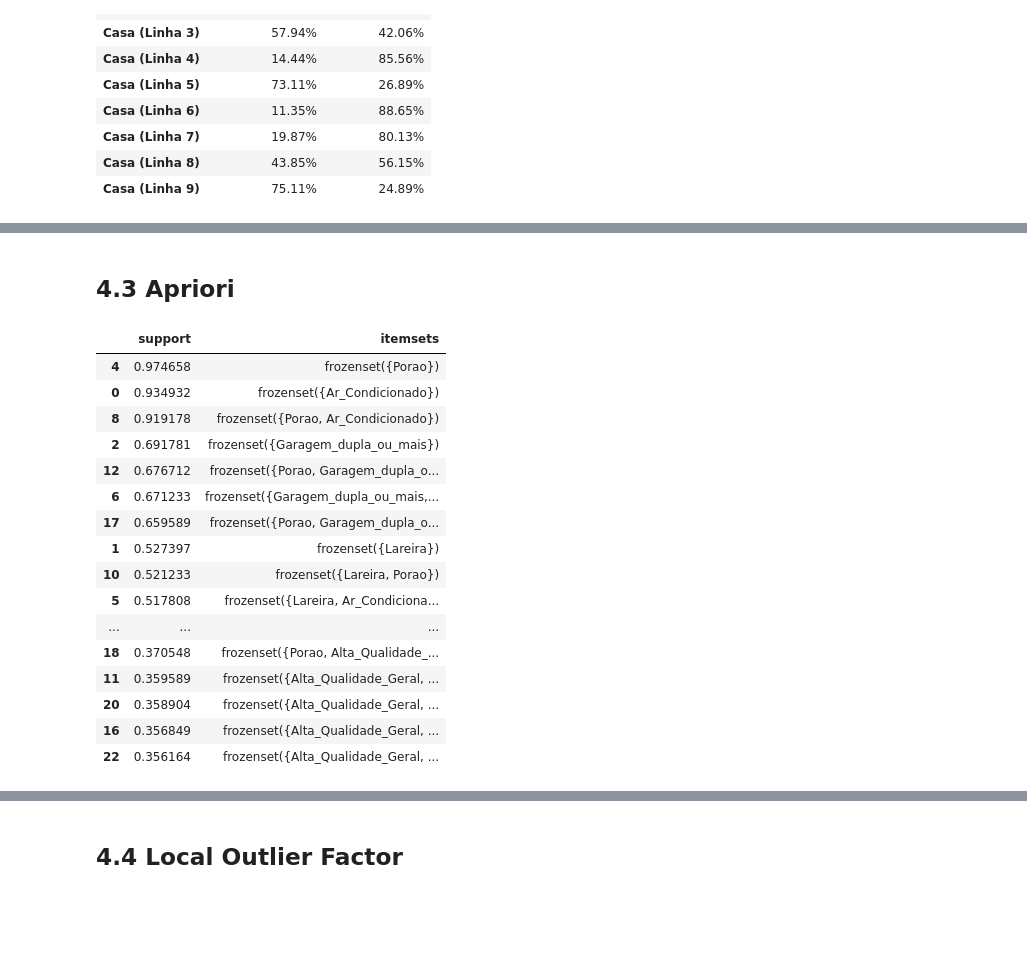
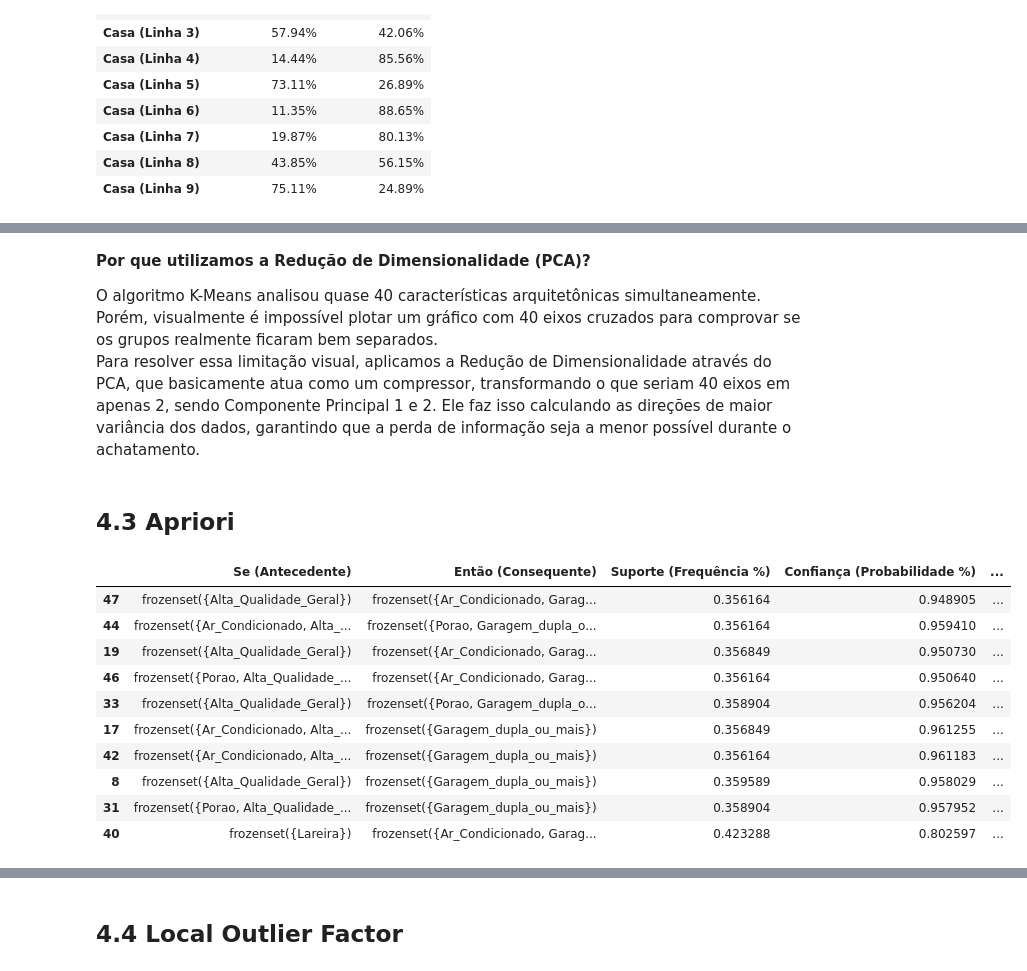
Before and after one commit to Mauro-devs/DataAnalysis, a Jupyter notebook: notebook.ipynb, the cells around one changed output, grey strips where cells are left out. Drawn from its saved outputs; the diff is of its cells as text; code cells hidden in the pictures; blank space fills up the shorter version.

Commit message:
feature/Implementacao dos textos em markdown para melhor interpretacao

```diff
--- a/notebook.ipynb
+++ b/notebook.ipynb
@@ -505,36 +599,46 @@ plt.show()
+# %% [markdown]
+**Por que utilizamos a Redução de Dimensionalidade (PCA)?**
+
+O algoritmo K-Means analisou quase 40 características arquitetônicas simultaneamente. Porém, visualmente é impossível plotar um gráfico com 40 eixos cruzados para comprovar se os grupos realmente ficaram bem separados.
+Para resolver essa limitação visual, aplicamos a Redução de Dimensionalidade através do PCA, que basicamente atua como um compressor, transformando o que seriam 40 eixos em apenas 2, sendo Componente Principal 1 e 2. Ele faz isso calculando as direções de maior variância dos dados, garantindo que a perda de informação seja a menor possível durante o achatamento.
 # %% [markdown]
 ## 4.3 Apriori
 # %%
 df_casas = pd.DataFrame()
 
 
 df_casas['Ar_Condicionado'] = train_csv['CentralAir'] == 'Y'
 df_casas['Lareira'] = train_csv['Fireplaces'] > 0
 df_casas['Garagem_dupla_ou_mais'] = train_csv['GarageCars'] >= 2
 df_casas['Alta_Qualidade_Geral'] = train_csv['OverallQual'] >=7
 df_casas['Porao'] = train_csv['TotalBsmtSF'] > 0
 df_casas['Casa_recente_pos_2000'] = train_csv['YearBuilt'] >= 2000
 
 itens_frequentes = apriori(df_casas, min_support=0.3, use_colnames=True)
 
-itens_frequentes = itens_frequentes.sort_values(by='support', ascending=False)
+regras = association_rules(itens_frequentes, metric="confidence", min_threshold=0.7)
+regras = regras.sort_values(by='lift', ascending=False)
 
-itens_frequentes
+regras_pt = regras.rename(columns={
+    'antecedents': 'Se (Antecedente)',
+    'consequents': 'Então (Consequente)',
+    'support': 'Suporte (Frequência %)',
+    'confidence': 'Confiança (Probabilidade %)',
+    'lift': 'Lift (Força da Regra)'
+})
+
+colunas_exibir = ['Se (Antecedente)', 'Então (Consequente)', 'Suporte (Frequência %)', 'Confiança (Probabilidade %)', 'Lift (Força da Regra)']
+
+display(regras_pt[colunas_exibir].head(10))
 # %% [output]
-|  | support | itemsets |
-| 4 | 0.974658 | frozenset({Porao}) |
-| 0 | 0.934932 | frozenset({Ar_Condicionado}) |
-| 8 | 0.919178 | frozenset({Porao, Ar_Condicionado}) |
-| 2 | 0.691781 | frozenset({Garagem_dupla_ou_mais}) |
-| 12 | 0.676712 | frozenset({Porao, Garagem_dupla_o... |
-| 6 | 0.671233 | frozenset({Garagem_dupla_ou_mais,... |
-| 17 | 0.659589 | frozenset({Porao, Garagem_dupla_o... |
-| 1 | 0.527397 | frozenset({Lareira}) |
-| 10 | 0.521233 | frozenset({Lareira, Porao}) |
-| 5 | 0.517808 | frozenset({Lareira, Ar_Condiciona... |
-| ... | ... | ... |
-| 18 | 0.370548 | frozenset({Porao, Alta_Qualidade_... |
-| 11 | 0.359589 | frozenset({Alta_Qualidade_Geral, ... |
-| 20 | 0.358904 | frozenset({Alta_Qualidade_Geral, ... |
-| 16 | 0.356849 | frozenset({Alta_Qualidade_Geral, ... |
-| 22 | 0.356164 | frozenset({Alta_Qualidade_Geral, ... |
+|  | Se (Antecedente) | Então (Consequente) | Suporte (Frequência %) | Confiança (Probabilidade %) | ... |
+| 47 | frozenset({Alta_Qualidade_Geral}) | frozenset({Ar_Condicionado, Garag... | 0.356164 | 0.948905 | ... |
+| 44 | frozenset({Ar_Condicionado, Alta_... | frozenset({Porao, Garagem_dupla_o... | 0.356164 | 0.959410 | ... |
+| 19 | frozenset({Alta_Qualidade_Geral}) | frozenset({Ar_Condicionado, Garag... | 0.356849 | 0.950730 | ... |
+| 46 | frozenset({Porao, Alta_Qualidade_... | frozenset({Ar_Condicionado, Garag... | 0.356164 | 0.950640 | ... |
+| 33 | frozenset({Alta_Qualidade_Geral}) | frozenset({Porao, Garagem_dupla_o... | 0.358904 | 0.956204 | ... |
+| 17 | frozenset({Ar_Condicionado, Alta_... | frozenset({Garagem_dupla_ou_mais}) | 0.356849 | 0.961255 | ... |
+| 42 | frozenset({Ar_Condicionado, Alta_... | frozenset({Garagem_dupla_ou_mais}) | 0.356164 | 0.961183 | ... |
+| 8 | frozenset({Alta_Qualidade_Geral}) | frozenset({Garagem_dupla_ou_mais}) | 0.359589 | 0.958029 | ... |
+| 31 | frozenset({Porao, Alta_Qualidade_... | frozenset({Garagem_dupla_ou_mais}) | 0.358904 | 0.957952 | ... |
+| 40 | frozenset({Lareira}) | frozenset({Ar_Condicionado, Garag... | 0.423288 | 0.802597 | ... |
```
Also changed, not shown: parts of 20 cells of this notebook.
